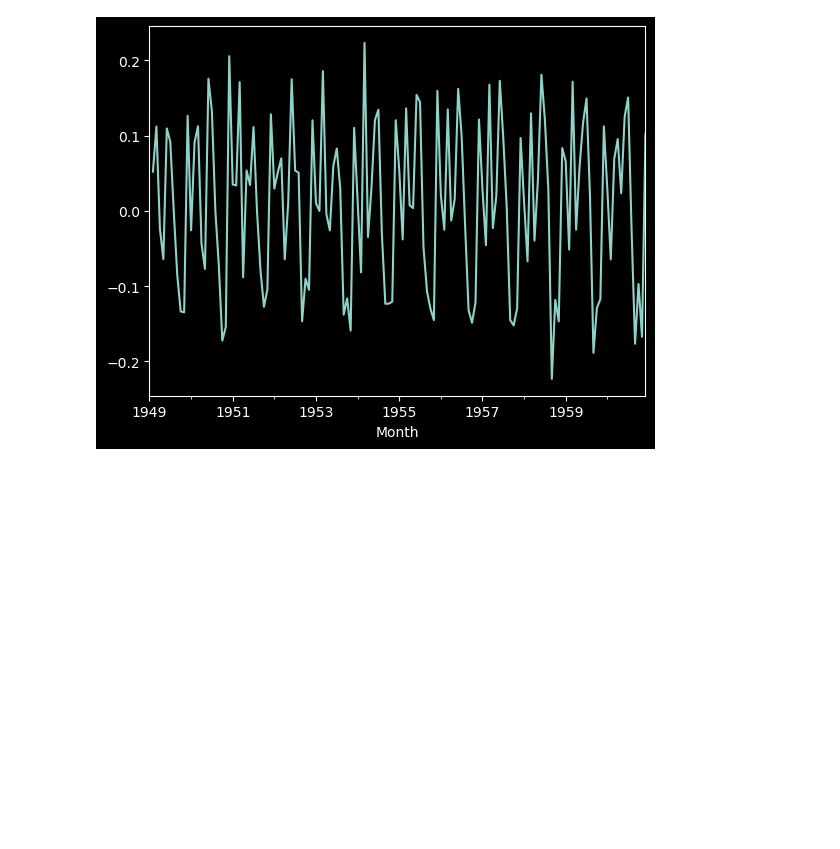
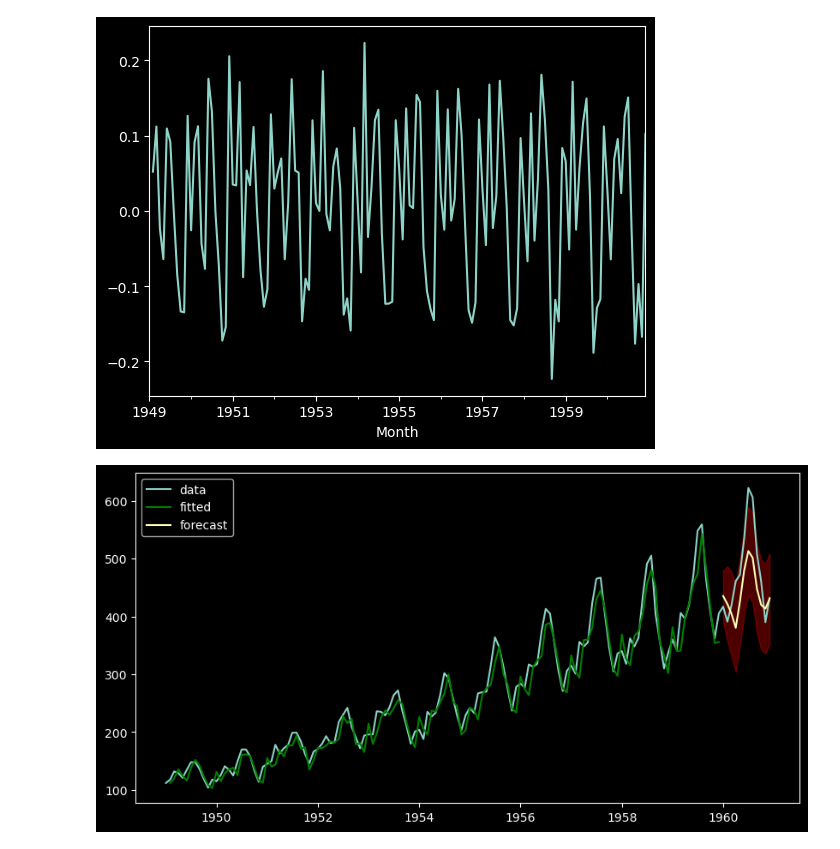
Before and after one commit to Fireiest/financial_engineering, a Jupyter notebook: learning2.ipynb, the cells around one changed output. Saved outputs shown, nothing was run; the diff lists cells and outputs as text; code cells hidden in the pictures; blank space fills up the shorter version.

```diff
--- a/learning2.ipynb
+++ b/learning2.ipynb
@@ -932,6 +932,28 @@ df['Log1stDiff'].plot()
 # %%
 arima = ARIMA(train['Passengers'], order=(8,1,1))
 arima_result_811 = arima.fit()
+
 def plot_fit_and_forecast_int(result, d, col='Passengers'):
     fig, ax = plt.subplots(figsize=(10,5))
     ax.plot(df[col], label='data')
+
+    # # Plot the curve fitted on train set
+    train_pred = result.predict(start = train.index[d], end=train.index[-1], \
+        typ='level')
+    ax.plot(train.index[d:], train_pred, color='green', label='fitted')
+
+    # Forecast the test set
+    forecast_result = result.get_forecast(steps=Ntest)
+
+    forecast = forecast_result.predicted_mean
+    stderr = forecast_result.se_mean
+    confint = forecast_result.conf_int()
+    ax.plot(test.index, forecast, label='forecast')
+    ax.fill_between(test.index, \
+        confint.iloc[:,0], confint.iloc[:,1], \
+            color='red', alpha=0.3)
+    ax.legend()
+# %%
+plot_fit_and_forecast_int(arima_result_811,1)
+# %% [output]
+[figure, added]
```
Also changed, not shown: parts of 3 cells of this notebook.
